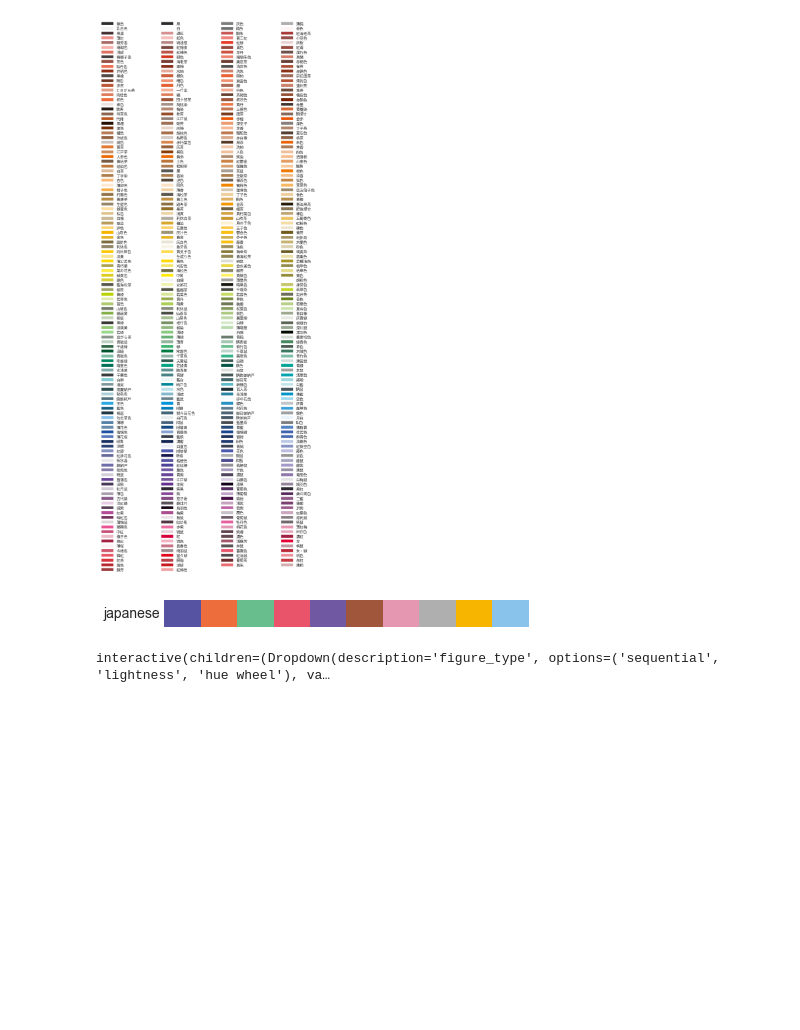
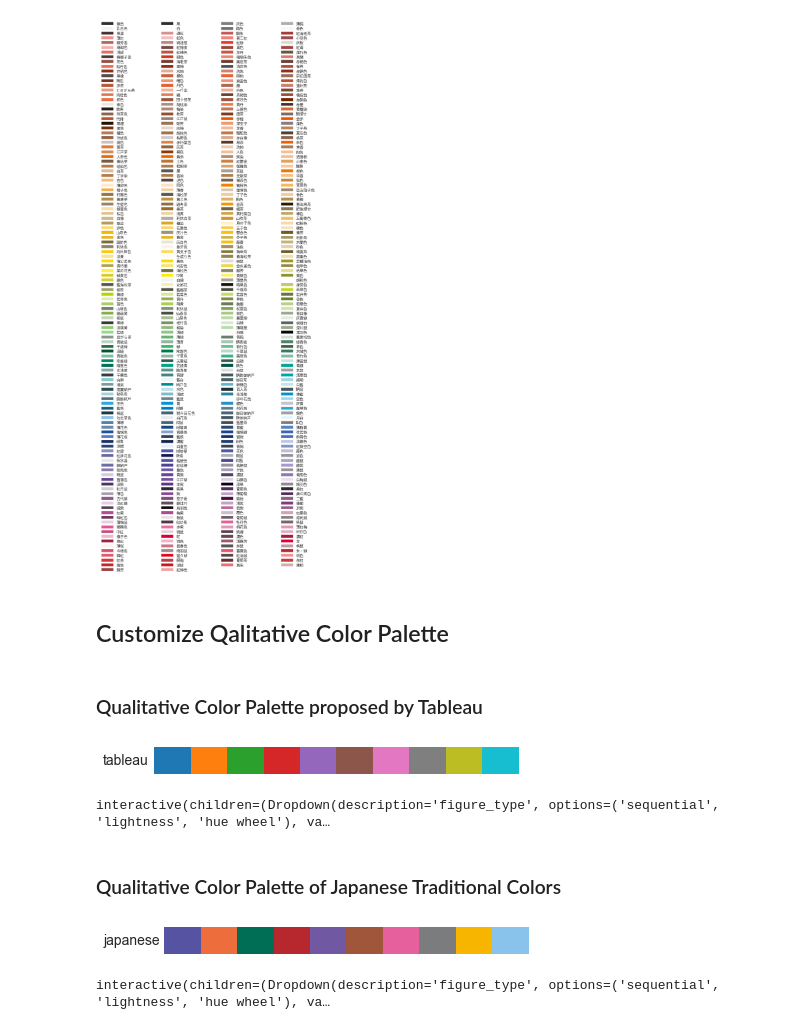
Before and after one commit to tetutaro/seaborn_color_palette, a Jupyter notebook: color_palette.ipynb, the cells around one changed output. Cells and saved outputs as stored; diff of their text form; code cells hidden in the pictures; blank space fills up the shorter version.

Commit message:
finish writing color_palette.ipynb

```diff
--- a/color_palette.ipynb
+++ b/color_palette.ipynb
@@ -826,0 +842,4 @@ def draw_one_color_palette(
+# %% [markdown]
+## Customize Qalitative Color Palette
+# %% [markdown]
+### Qualitative Color Palette proposed by Tableau
@@ -827,11 +848,26 @@ def draw_one_color_palette(
+# %%
+list_one_palette(name='tableau', pal=tableau_palette)
+# %% [output]
+[figure, added]
+# %%
+_ = interact(
+    draw_one_color_palette,
+    figure_type=['sequential', 'lightness', 'hue wheel'],
+    pal=fixed(tableau_palette),
+    n_colors=fixed(10)
+)
+# %% [output]
+interactive(children=(Dropdown(description='figure_type', options=('sequential', 'lightness', 'hue wheel'), va…
+# %% [markdown]
+### Qualitative Color Palette of Japanese Traditional Colors
 # %%
-jpal = jpcolor_palette([
-    '桔梗色', '柿色', '若竹色', '薔薇色', '菫色', '柿渋色', '薄紅梅', '銀鼠', '山吹色', '勿忘草色'
+japanese_palette = jpcolor_palette([
+    '桔梗色', '柿色', '萌葱色', '茜色', '菫色', '柿渋色', '牡丹色', '鉛色', '山吹色', '勿忘草色'
 ])
 # %%
-list_one_palette(name='japanese', pal=jpal)
+list_one_palette(name='japanese', pal=japanese_palette)
 # %% [output]
-[figure, old version]
+[figure, new version]
 # %%
 _ = interact(
     draw_one_color_palette,
```
Also changed, not shown: parts of 20 cells of this notebook.
